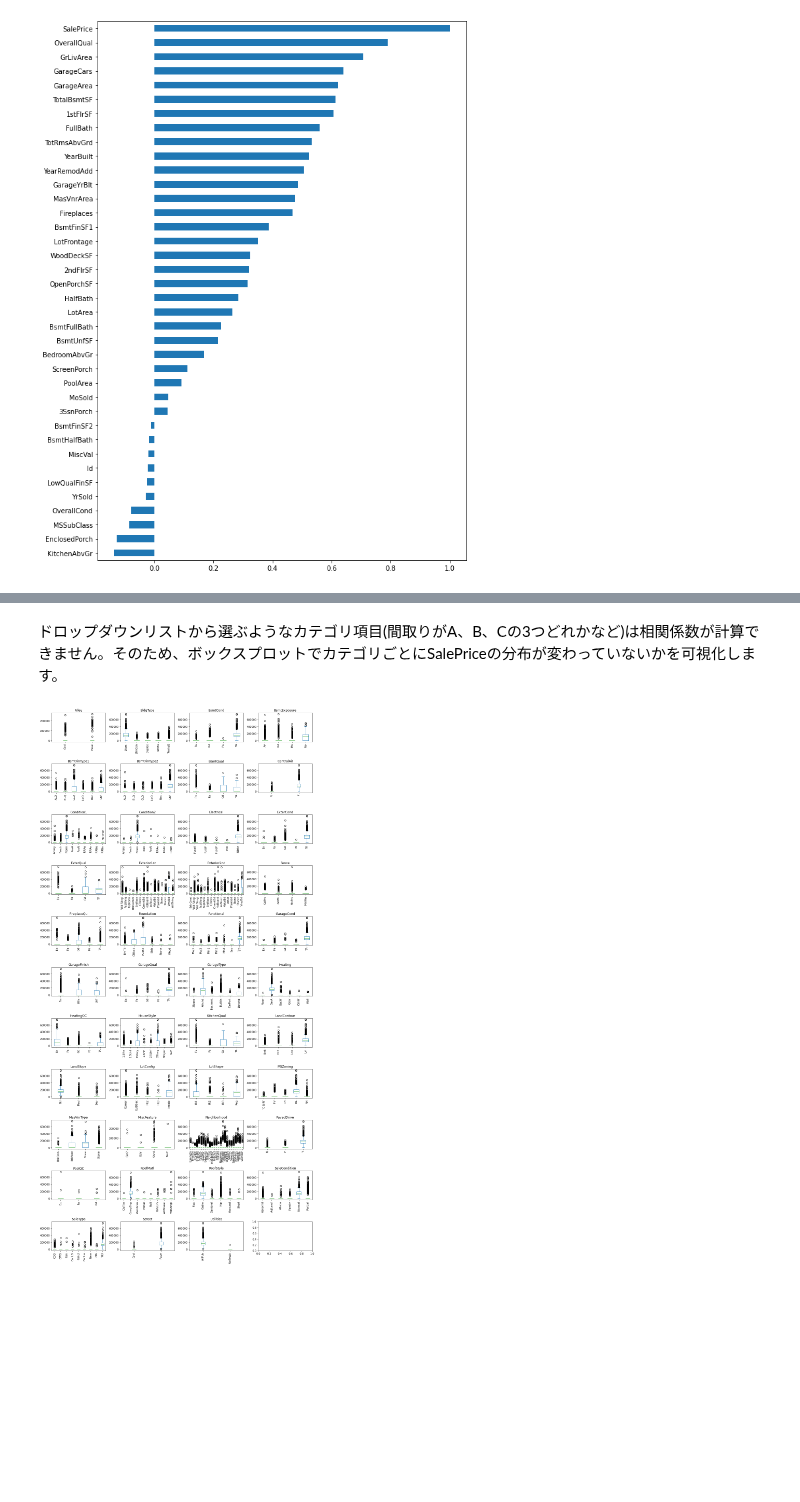
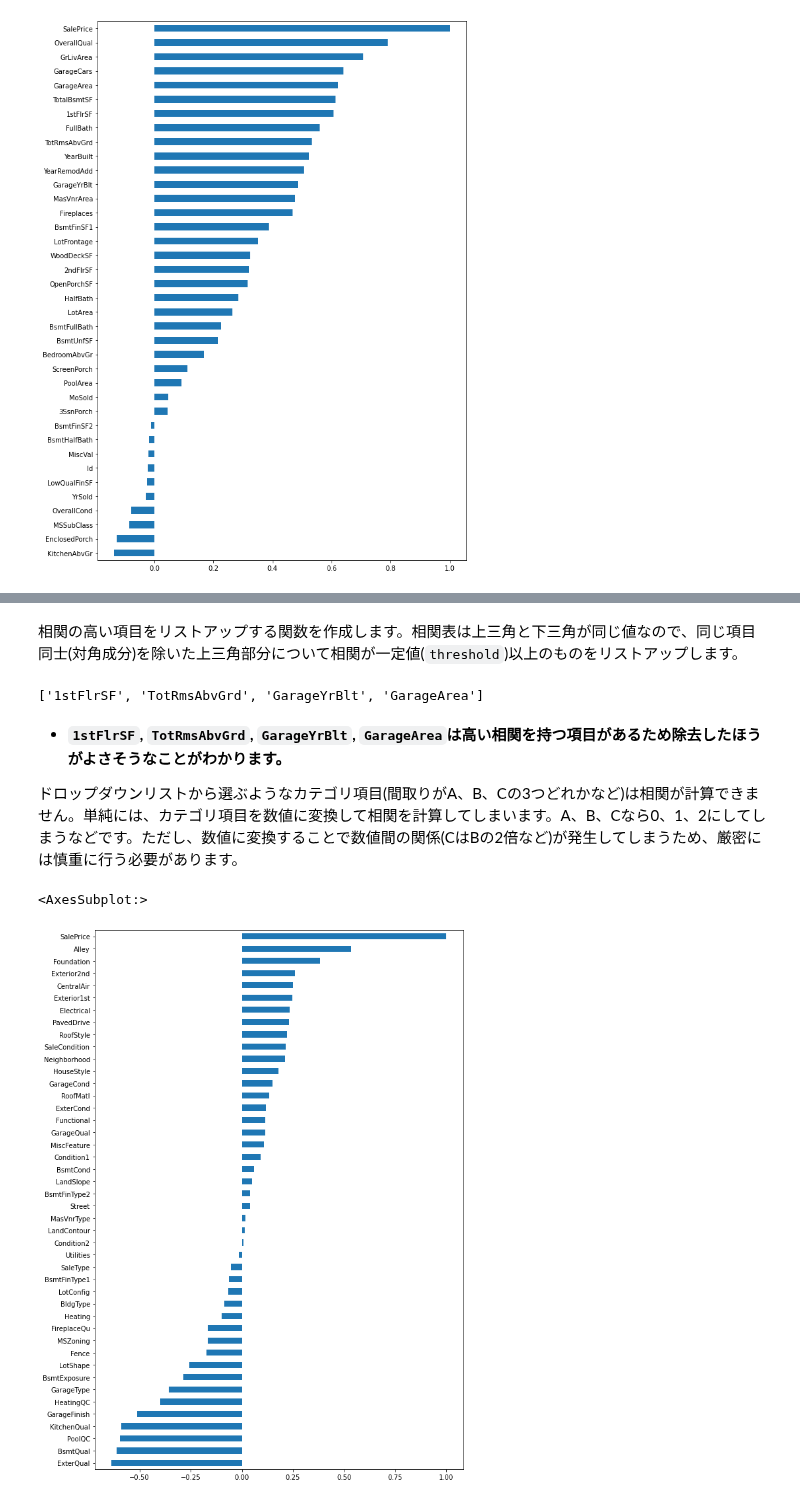
Before and after one commit to aws-samples/aws-ml-enablement-workshop, a Jupyter notebook: notebooks/02_analyze.ipynb, the cells around one changed output, grey strips where cells are left out. Saved outputs shown, nothing was run; the diff lists cells and outputs as text; code cells hidden in the pictures; blank space fills up the shorter version.

```diff
--- a/notebooks/02_analyze.ipynb
+++ b/notebooks/02_analyze.ipynb
@@ -100,0 +151,2 @@ Length: 1406, dtype: float64
+# %% [markdown]
+相関の高い項目をリストアップする関数を作成します。相関表は上三角と下三角が同じ値なので、同じ項目同士(対角成分)を除いた上三角部分について相関が一定値(`threshold`)以上のものをリストアップします。
@@ -101,20 +166,22 @@ Length: 1406, dtype: float64
+# %%
+high_corr_columns = list_high_corr_columns(corr, 0.8)
+high_corr_columns
+# %% [output]
+['1stFlrSF', 'TotRmsAbvGrd', 'GarageYrBlt', 'GarageArea']
 # %% [markdown]
-ドロップダウンリストから選ぶようなカテゴリ項目(間取りがA、B、Cの3つどれかなど)は相関係数が計算できません。そのため、ボックスプロットでカテゴリごとにSalePriceの分布が変わっていないかを可視化します。
+* **`1stFlrSF`, `TotRmsAbvGrd`, `GarageYrBlt`, `GarageArea`は高い相関を持つ項目があるため除去したほうがよさそうなことがわかります。**
+
+ドロップダウンリストから選ぶようなカテゴリ項目(間取りがA、B、Cの3つどれかなど)は相関が計算できません。単純には、カテゴリ項目を数値に変換して相関を計算してしまいます。A、B、Cなら0、1、2にしてしまうなどです。ただし、数値に変換することで数値間の関係(CはBの2倍など)が発生してしまうため、厳密には慎重に行う必要があります。
 # %%
 import matplotlib.pyplot as plt
+from sklearn.preprocessing import OrdinalEncoder
 
 
-height = 11
-width = 4
-fig, axes = plt.subplots(nrows=height, ncols=width)
 categorical_df = house_price_df[house_price_df.columns.difference(numerical_df.columns)]
-for i, column in enumerate(categorical_df.columns):
-    row = i // width
-    col= i % width
-    # get_dummies: カテゴリごとに列を作成し、値がある箇所に1、ない箇所を0にする。
-    sale_price_for_each_item = pd.get_dummies(categorical_df[column]).multiply(house_price_df["SalePrice"], axis=0)
-    sale_price_for_each_item.plot.box(ax=axes[row, col], figsize=(15, 30), title=column, legend=False, rot=90)
-
-plt.tight_layout()
+categorical_numbers = OrdinalEncoder().fit_transform(categorical_df)
+categorical_numbers_df = pd.DataFrame(categorical_numbers, columns=categorical_df.columns)
+categorical_numbers_df.insert(0, "SalePrice", house_price_df["SalePrice"])
+categorical_numbers_df.corr()["SalePrice"].sort_values().plot.barh(figsize=(10,15))
 # %% [output]
+<AxesSubplot:>
-[figure, old version]
+[figure, new version]
```
Also changed, not shown: parts of 22 cells of this notebook, 23 other files.
